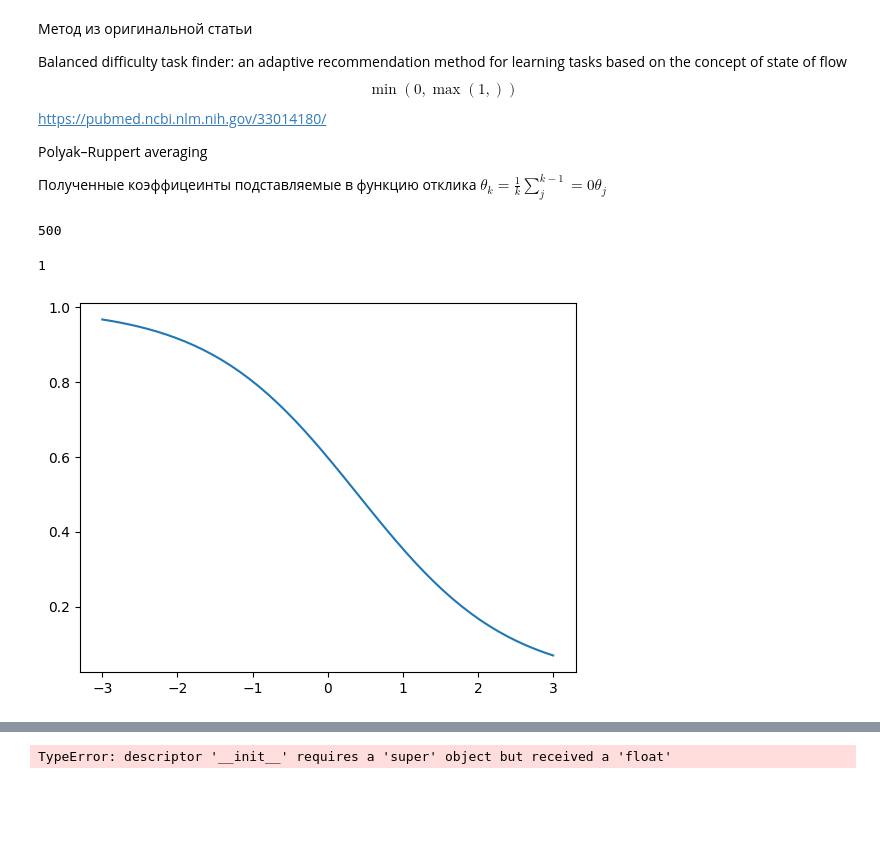
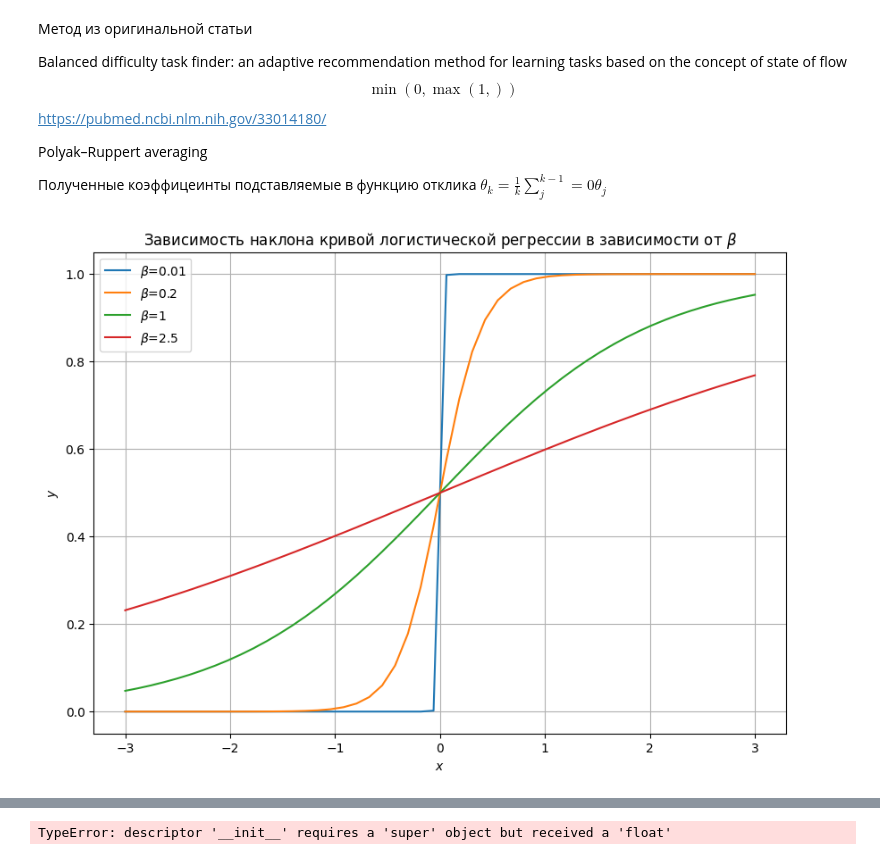
Before and after one commit to NMashalov/EducationGenerativeModelApplication, a Jupyter notebook: experiment/stoch_approx.ipynb, the cells around one changed output, grey strips where cells are left out. Saved outputs shown, nothing was run; the diff lists cells and outputs as text; code cells hidden in the pictures; blank space fills up the shorter version.

```diff
--- a/experiment/stoch_approx.ipynb
+++ b/experiment/stoch_approx.ipynb
@@ -13,14 +13,27 @@ Polyak–Ruppert averaging
 # %%
 from scipy import special
 
-def logistic(x,alpha =0,beta=0.5):
+def logistic(x,alpha =0.2,beta=0.5):
     return 1 / (1 + np.exp(-(x-alpha)/beta))
 x = np.linspace(-3, 3)
 plt.plot(x, special.erf(x))
-plt.plot(x, logistic(x))
+
 alpha = 0.5
 beta = 0.2
 1+np.exp(-(x-alpha)/beta)
+# %%
+import matplotlib.pyplot as plt
+plt.figure(figsize=(10,7))
+for beta in [0.01, 0.2,1,2.5]:
+    plt.plot(x, logistic(x,alpha=0,beta=beta),label = r'$\beta$={}'.format(beta))
+plt.legend()
+plt.xlabel(r'$x$')
+plt.ylabel(r'$y$')
+plt.grid()
+plt.title(r'Зависимость наклона кривой логистической регрессии в зависимости от $\beta$')
+plt.savefig('logistic.png')
+# %% [output]
+[figure, added]
 # %%
 from dataclasses import dataclass
 import matplotlib.pyplot as plt
@@ -134,15 +147,6 @@ class AdaptedLogisticRule(AbstractUpdateRule):
     def __call__(self,difficulty: float, result: int):
         a_n,b_n = next(self.chain)
         return difficulty + a_n * ( result - b_n)
-# %%
-len(AdaptedLogisticRule().prepared_coefficients)
-# %% [output]
-500
-# %%
-projection = lambda x : np.clip(x,0,1)
-projection(2)
-# %% [output]
-1
 # %%
 class ResponseFunction:
     def __init__(self, response_function: tp.Callable[[float],float]):
@@ -299,12 +316,6 @@ class Plotter:
         self.ax[0].legend()
         self.ax[1].legend()
         plt.show()
-# %%
-ResponseFunction(elo(
-        player_level =0.4,dispersion=1
-    )).plot()
-# %% [output]
-[figure, removed]
 # %%
 initial_difficulty = 0.2
 optimal_try_rate = 0.4
```
Also changed, not shown: parts of 11 cells of this notebook, 18 other files.
